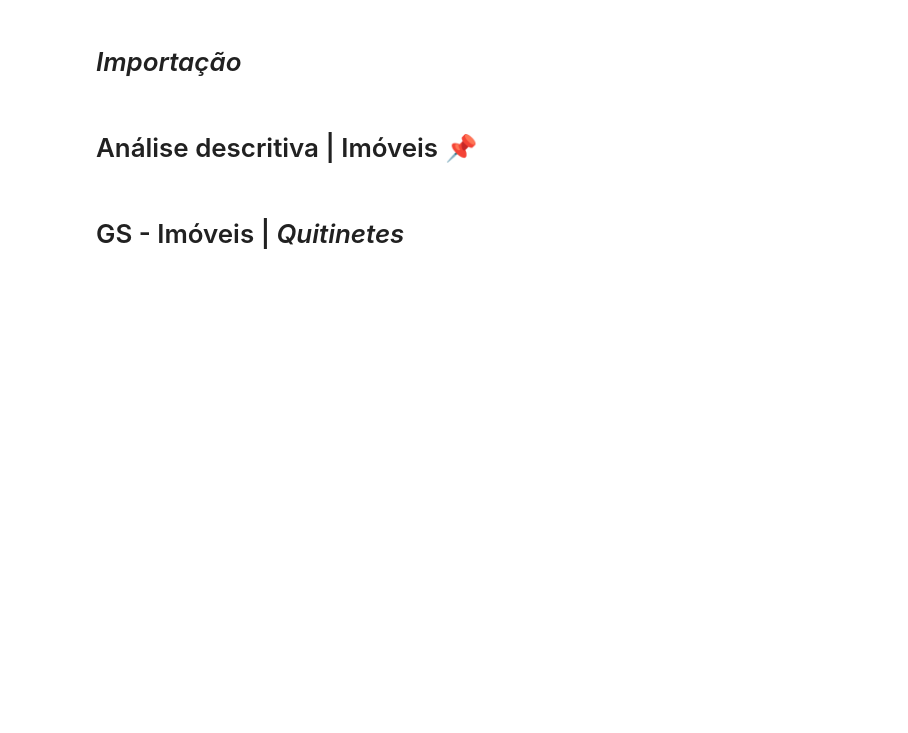
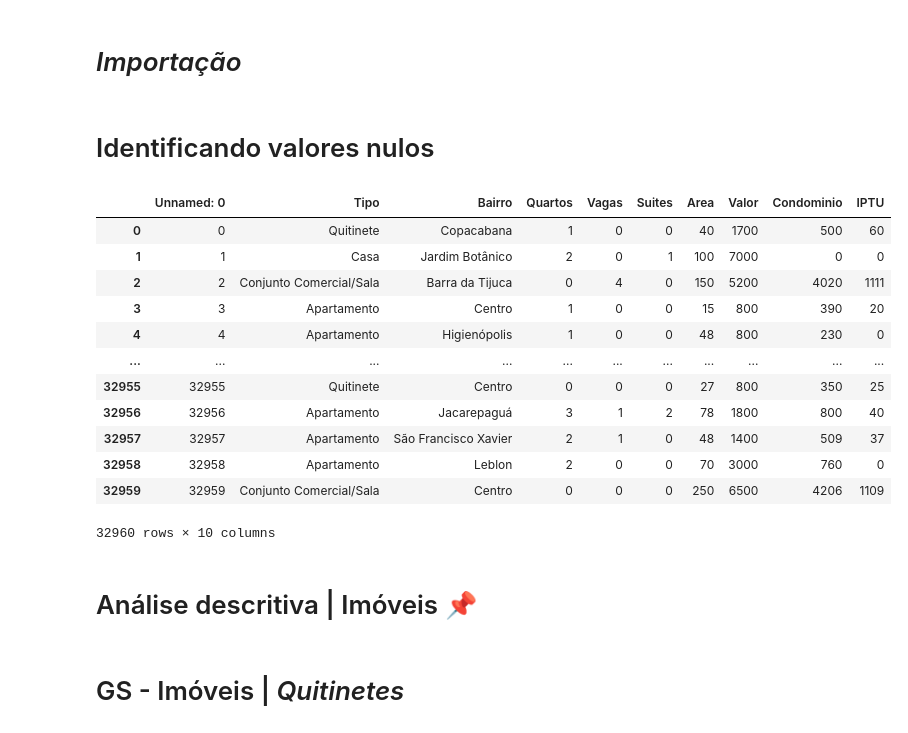
Before and after one commit to Gustavo127400/An-lise_de_dados-imoveis, a Jupyter notebook: Análise Descritiva.ipynb, the cells around one changed output. Cells and saved outputs as stored; diff of their text form; code cells hidden in the pictures; blank space fills up the shorter version.

```diff
--- a/Análise Descritiva.ipynb
+++ b/Análise Descritiva.ipynb
@@ -8,3 +11,24 @@ from babel.numbers import format_currency
+# %% [markdown]
+# Identificando valores nulos
+# %%
+
+valores_nulos = df.fillna(0)
+df = valores_nulos
+df
+# %% [output]
+|  | Unnamed: 0 | Tipo | Bairro | Quartos | Vagas | Suites | Area | Valor | Condominio | IPTU |
+| 0 | 0 | Quitinete | Copacabana | 1 | 0 | 0 | 40 | 1700 | 500 | 60 |
+| 1 | 1 | Casa | Jardim Botânico | 2 | 0 | 1 | 100 | 7000 | 0 | 0 |
+| 2 | 2 | Conjunto Comercial/Sala | Barra da Tijuca | 0 | 4 | 0 | 150 | 5200 | 4020 | 1111 |
+| 3 | 3 | Apartamento | Centro | 1 | 0 | 0 | 15 | 800 | 390 | 20 |
+| 4 | 4 | Apartamento | Higienópolis | 1 | 0 | 0 | 48 | 800 | 230 | 0 |
+| ... | ... | ... | ... | ... | ... | ... | ... | ... | ... | ... |
+| 32955 | 32955 | Quitinete | Centro | 0 | 0 | 0 | 27 | 800 | 350 | 25 |
+| 32956 | 32956 | Apartamento | Jacarepaguá | 3 | 1 | 2 | 78 | 1800 | 800 | 40 |
+| 32957 | 32957 | Apartamento | São Francisco Xavier | 2 | 1 | 0 | 48 | 1400 | 509 | 37 |
+| 32958 | 32958 | Apartamento | Leblon | 2 | 0 | 0 | 70 | 3000 | 760 | 0 |
+| 32959 | 32959 | Conjunto Comercial/Sala | Centro | 0 | 0 | 0 | 250 | 6500 | 4206 | 1109 |
+32960 rows × 10 columns
 # %% [markdown]
 # Análise descritiva | Imóveis 📌
 # %% [markdown]
```
Also changed, not shown: parts of 6 cells of this notebook, 2 other files.
